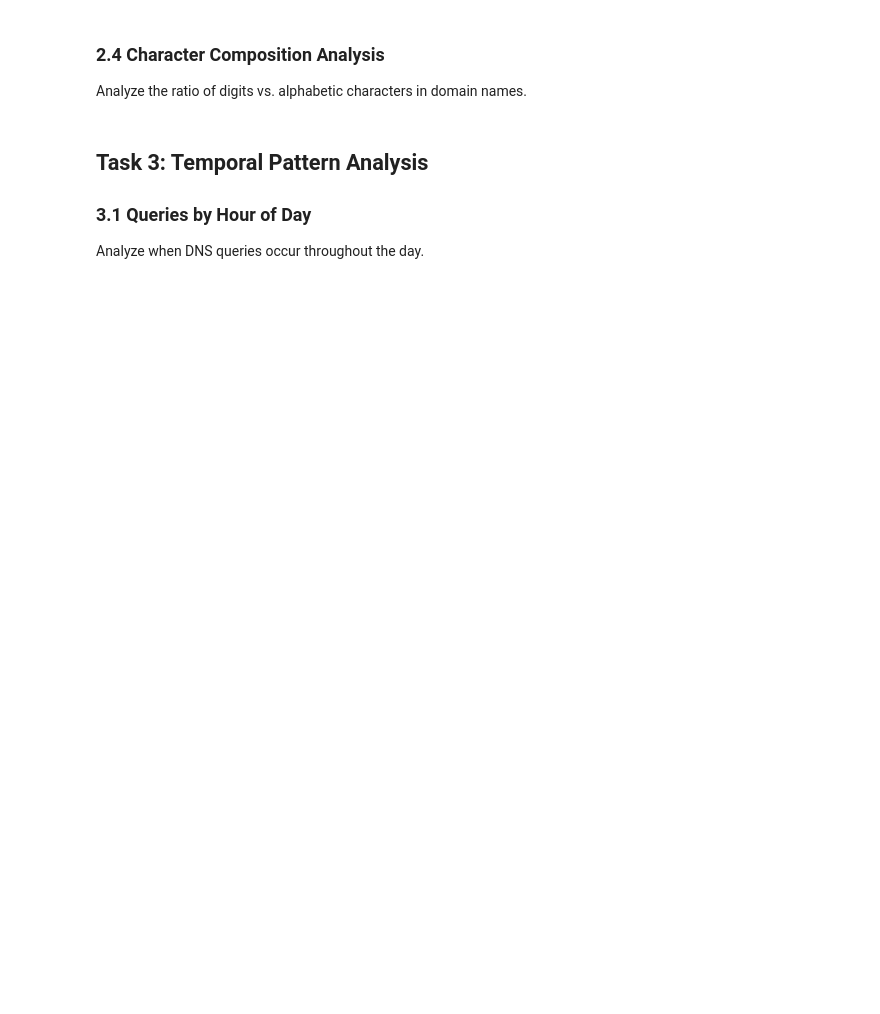
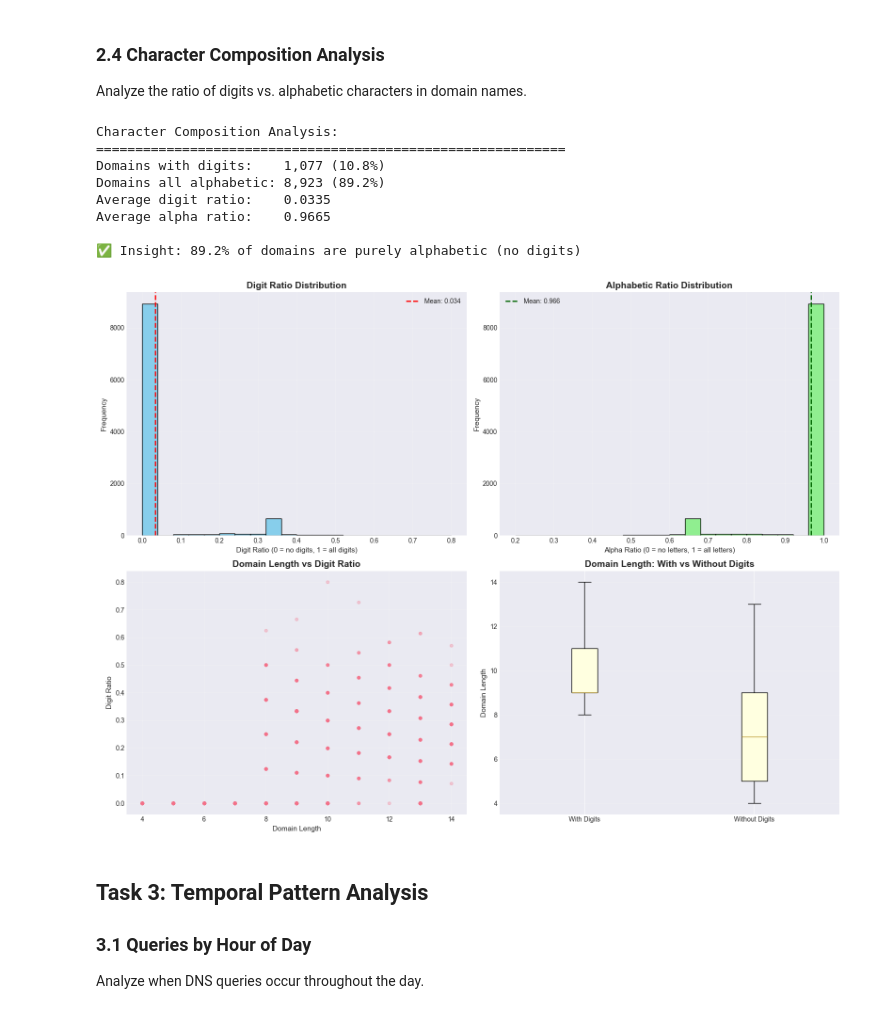
Before and after one commit to sashank/dga, a Jupyter notebook: Exercises/exercise_8.1a/exercise_8.1a_dns_traffic_analysis.ipynb, the cells around one changed output. Saved outputs shown, nothing was run; the diff lists cells and outputs as text; code cells hidden in the pictures; blank space fills up the shorter version.

```diff
--- a/Exercises/exercise_8.1a/exercise_8.1a_dns_traffic_analysis.ipynb
+++ b/Exercises/exercise_8.1a/exercise_8.1a_dns_traffic_analysis.ipynb
@@ -214,31 +349,88 @@ Analyze the ratio of digits vs. alphabetic characters in domain names.
 # %%
 def analyze_character_composition(domain):
     """
     Analyze character composition of domain SLD.
 
     Returns:
         dict: Character composition metrics
     """
     sld = domain.split('.')[0] if '.' in domain else domain
 
     digit_count = sum(c.isdigit() for c in sld)
     alpha_count = sum(c.isalpha() for c in sld)
     total = len(sld)
 
     return {
         'digit_ratio': digit_count / total if total > 0 else 0,
         'alpha_ratio': alpha_count / total if total > 0 else 0,
         'has_digits': digit_count > 0
     }
 
 # Apply composition analysis
 char_comp = df['domain'].apply(analyze_character_composition).apply(pd.Series)
 df = pd.concat([df, char_comp], axis=1)
 
-# TODO: Visualize character composition
-# Create a scatter plot or box plot showing digit_ratio distribution
+# Analyze character composition patterns
+print("Character Composition Analysis:")
+print("=" * 60)
+print(f"Domains with digits:    {df['has_digits'].sum():,} ({df['has_digits'].sum()/len(df)*100:.1f}%)")
+print(f"Domains all alphabetic: {(df['digit_ratio'] == 0).sum():,} ({(df['digit_ratio'] == 0).sum()/len(df)*100:.1f}%)")
+print(f"Average digit ratio:    {df['digit_ratio'].mean():.4f}")
+print(f"Average alpha ratio:    {df['alpha_ratio'].mean():.4f}")
 
-# YOUR CODE HERE
+print(f"\n✅ Insight: {(df['digit_ratio'] == 0).sum()/len(df)*100:.1f}% of domains are purely alphabetic (no digits)")
+
+# Create visualizations
+fig, axes = plt.subplots(2, 2, figsize=(16, 12))
+
+# 1. Digit ratio distribution
+axes[0, 0].hist(df['digit_ratio'], bins=20, color='skyblue', edgecolor='black')
+axes[0, 0].axvline(df['digit_ratio'].mean(), color='red', linestyle='--', linewidth=2,
+                   label=f"Mean: {df['digit_ratio'].mean():.3f}")
+axes[0, 0].set_title('Digit Ratio Distribution', fontsize=14, fontweight='bold')
+axes[0, 0].set_xlabel('Digit Ratio (0 = no digits, 1 = all digits)', fontsize=11)
+axes[0, 0].set_ylabel('Frequency', fontsize=11)
+axes[0, 0].legend()
+axes[0, 0].grid(alpha=0.3)
+
+# 2. Alpha ratio distribution
+axes[0, 1].hist(df['alpha_ratio'], bins=20, color='lightgreen', edgecolor='black')
+axes[0, 1].axvline(df['alpha_ratio'].mean(), color='darkgreen', linestyle='--', linewidth=2,
+                   label=f"Mean: {df['alpha_ratio'].mean():.3f}")
+axes[0, 1].set_title('Alphabetic Ratio Distribution', fontsize=14, fontweight='bold')
+axes[0, 1].set_xlabel('Alpha Ratio (0 = no letters, 1 = all letters)', fontsize=11)
+axes[0, 1].set_ylabel('Frequency', fontsize=11)
+axes[0, 1].legend()
+axes[0, 1].grid(alpha=0.3)
+
+# 3. Scatter plot: digit ratio vs domain length
+axes[1, 0].scatter(df['length'], df['digit_ratio'], alpha=0.3, s=20)
+axes[1, 0].set_title('Domain Length vs Digit Ratio', fontsize=14, fontweight='bold')
+axes[1, 0].set_xlabel('Domain Length', fontsize=11)
+axes[1, 0].set_ylabel('Digit Ratio', fontsize=11)
+axes[1, 0].grid(alpha=0.3)
+
+# 4. Box plot comparison
+has_digits_data = [df[df['has_digits']]['length'], df[~df['has_digits']]['length']]
+axes[1, 1].boxplot(has_digits_data, labels=['With Digits', 'Without Digits'],
+                    patch_artist=True,
+                   boxprops=dict(facecolor='lightyellow', edgecolor='black'))
+axes[1, 1].set_title('Domain Length: With vs Without Digits', fontsize=14, fontweight='bold')
+axes[1, 1].set_ylabel('Domain Length', fontsize=11)
+axes[1, 1].grid(axis='y', alpha=0.3)
+
+plt.tight_layout()
+plt.show()
+# %% [output]
+Character Composition Analysis:
+============================================================
+Domains with digits:    1,077 (10.8%)
+Domains all alphabetic: 8,923 (89.2%)
+Average digit ratio:    0.0335
+Average alpha ratio:    0.9665
+
+✅ Insight: 89.2% of domains are purely alphabetic (no digits)
+[figure, added]
 # %% [markdown]
 ## Task 3: Temporal Pattern Analysis
 
```
Also changed, not shown: parts of 16 cells of this notebook.
